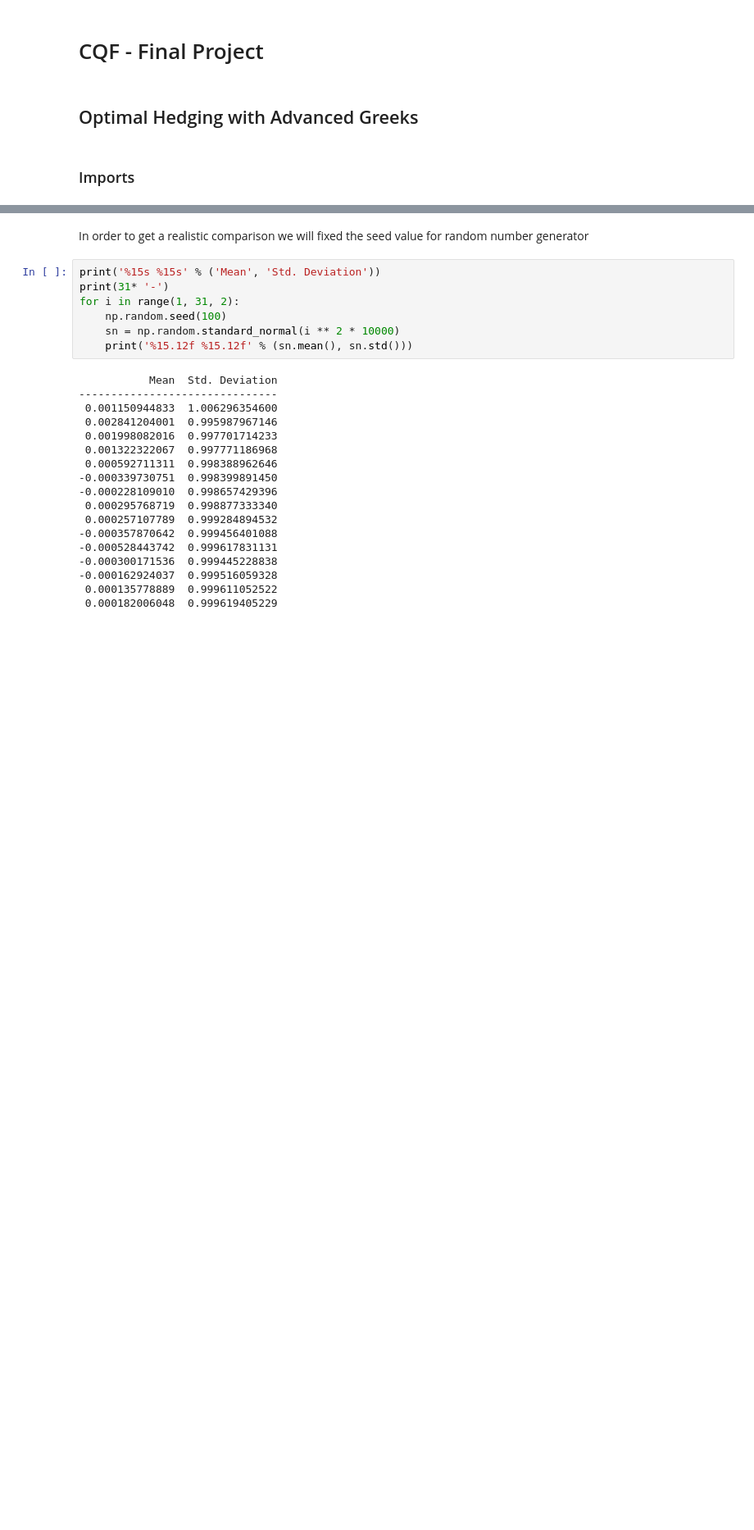
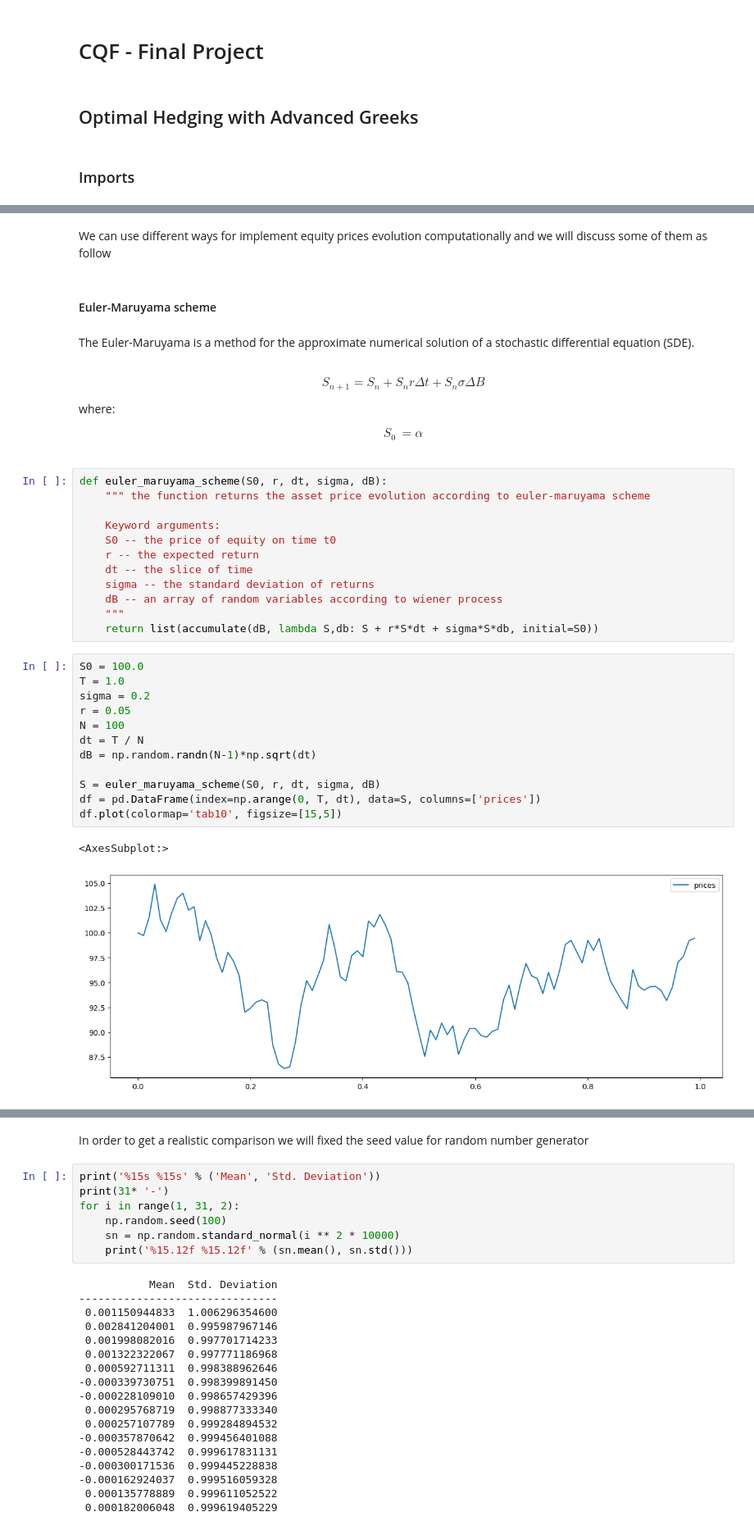
Before and after one commit to fbristotti/cqf, a Jupyter notebook: final/final.ipynb, the cells around one changed output, grey strips where cells are left out. Shown at 82% size. Cells and saved outputs as stored; diff of their text form; blank space fills up the shorter version.

```diff
--- a/final/final.ipynb
+++ b/final/final.ipynb
@@ -37,0 +42,44 @@ S &= \text{the stock price} \\
+# %% [markdown]
+We can use different ways for implement equity prices evolution computationally and we will discuss some of them as follow
+# %% [markdown]
+#### Euler-Maruyama scheme
+# %% [markdown]
+The Euler-Maruyama is a method for the approximate numerical solution of a stochastic differential equation (SDE).
+# %% [markdown]
+$$
+S_{n+1} = S_{n} + S_{n}r\Delta t + S_{n}\sigma \Delta B
+$$
+
+where:
+$$
+\begin{align*}
+S_0 &= \alpha \\
+\end{align*}
+$$
+# %%
+def euler_maruyama_scheme(S0, r, dt, sigma, dB):
+    """ the function returns the asset price evolution according to euler-maruyama scheme
+
+    Keyword arguments:
+    S0 -- the price of equity on time t0
+    r -- the expected return
+    dt -- the slice of time
+    sigma -- the standard deviation of returns
+    dB -- an array of random variables according to wiener process
+    """
+    return list(accumulate(dB, lambda S,db: S + r*S*dt + sigma*S*db, initial=S0))
+# %%
+S0 = 100.0
+T = 1.0
+sigma = 0.2
+r = 0.05
+N = 100
+dt = T / N
+dB = np.random.randn(N-1)*np.sqrt(dt)
+
+S = euler_maruyama_scheme(S0, r, dt, sigma, dB)
+df = pd.DataFrame(index=np.arange(0, T, dt), data=S, columns=['prices'])
+df.plot(colormap='tab10', figsize=[15,5])
+# %% [output]
+<AxesSubplot:>
+[figure, added]
```
Also changed, not shown: parts of 31 cells of this notebook.
